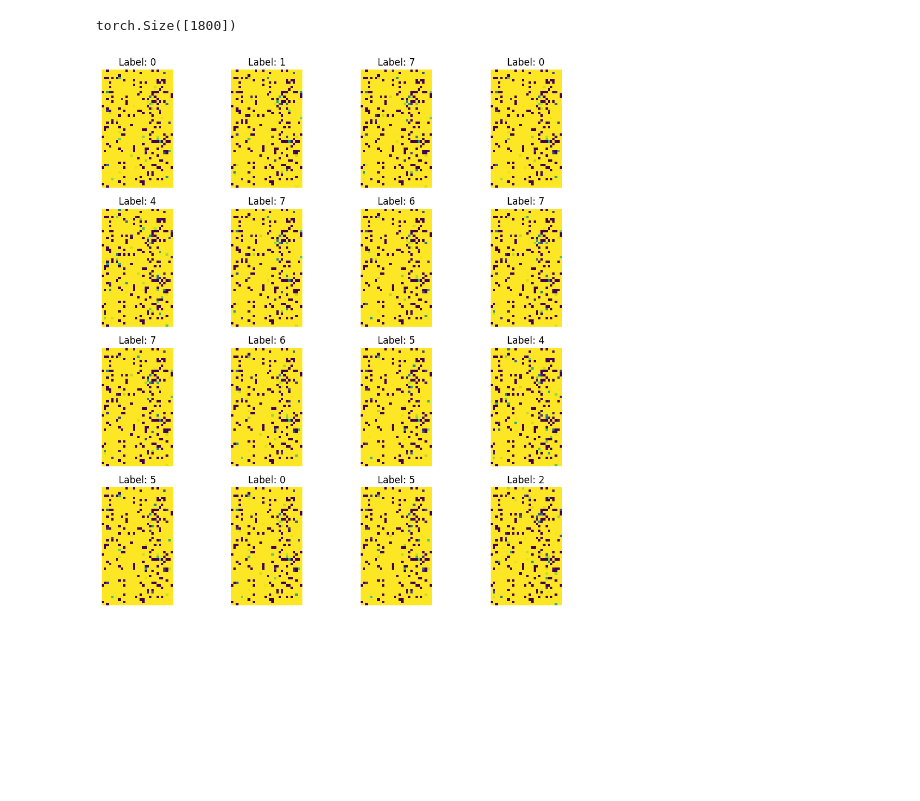
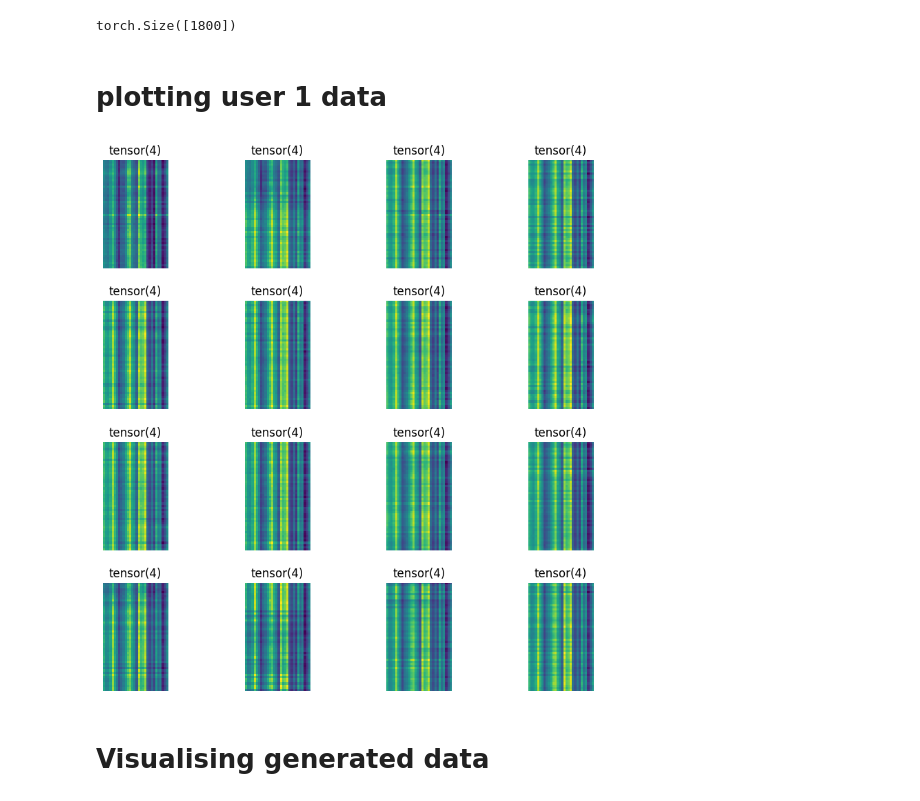
Before and after one commit to devansheek/CSI-GAN-Data-Augmentation, a Jupyter notebook: data.ipynb, the cells around one changed output. Drawn from its saved outputs; the diff is of its cells as text; code cells hidden in the pictures; blank space fills up the shorter version.

Commit message:
add one hot encoded labels

```diff
--- a/data.ipynb
+++ b/data.ipynb
@@ -36,31 +16,57 @@ class Generator(nn.Module):
+# %% [markdown]
+# plotting user 1 data
+# %%
+import torch
+import matplotlib.pyplot as plt
+
+# Load your data
+data_path = 'data_mm_user1.pth'  # replace with the actual path to your .pth file
+data = torch.load(data_path)
+label_path = 'labels_user1.pth'
+labels = torch.load(label_path)
+
+# Example: Viewing a subset of your 3D data (e.g., a batch of images)
+def plot_data_subset(data, num_samples=16):
+    if len(data.shape) != 3:
+        print("This function is designed for 3D data.")
+        return
+
+    fig, axes = plt.subplots(4, 4, figsize=(10, 10))
+    fig.subplots_adjust(hspace=0.3, wspace=0.3)
+
+    for i, ax in enumerate(axes.flat):
+        if i < num_samples:
+            sample = data[i]
+            ax.imshow(sample)
+            ax.set_title(labels[800+i])
+            ax.axis('off')
+    plt.show()
+
+# Plot a subset of the data
+plot_data_subset(data[800:], num_samples=16)
+# %% [output]
+[figure, added]
+# %% [markdown]
+# Visualising generated data
 # %%
-noise_dim = 100
-label_dim = 8
-output_dim = 50 * 30
+import torch
+import matplotlib.pyplot as plt
 
-G = Generator(noise_dim, label_dim, output_dim)
-G.load_state_dict(torch.load('generator_300.pth'))
-G.eval()  # Set the generator to evaluation mode
+def view_synthetic_data_and_labels(pth_file, num_samples=16):
+    # Load the synthetic data and labels from the .pth file
+    data = torch.load(pth_file)
+    synthetic_data = data['synthetic_csi'].cpu().numpy()
+    labels = data['labels'].cpu().numpy()
 
-# Generate synthetic data
-num_samples = 16
-noise = torch.randn(num_samples, noise_dim)
-labels = torch.randint(0, label_dim, (num_samples,))
+    # Reshape the synthetic data for visualization
+    synthetic_data = synthetic_data.reshape(-1, 50, 30)
 
-with torch.no_grad():
-    synthetic_data = G(noise, labels).cpu().numpy()
-
-# Reshape the synthetic data
-synthetic_data = synthetic_data.reshape((num_samples, 50, 30))
-
-# View the synthetic data
-plt.figure(figsize=(10, 10))
-for i in range(num_samples):
-    plt.subplot(4, 4, i + 1)
-    plt.imshow(synthetic_data[i])
-    plt.title(f"Label: {labels[i].item()}")
-    plt.axis('off')
-plt.tight_layout()
-plt.show()
+    # Plot synthetic data with labels
+    plt.figure(figsize=(10, 10))
+    for i in range(num_samples):
+        plt.subplot(4, 4, i + 1)
+        plt.imshow(synthetic_data[i])
+        plt.title(f"Label: {labels[i]}")
+        plt.axis('off')
+    plt.tight_layout()
+    plt.show()
-# %% [output]
-[figure, removed]
```
Also changed, not shown: parts of 7 cells of this notebook, 3 other files.
